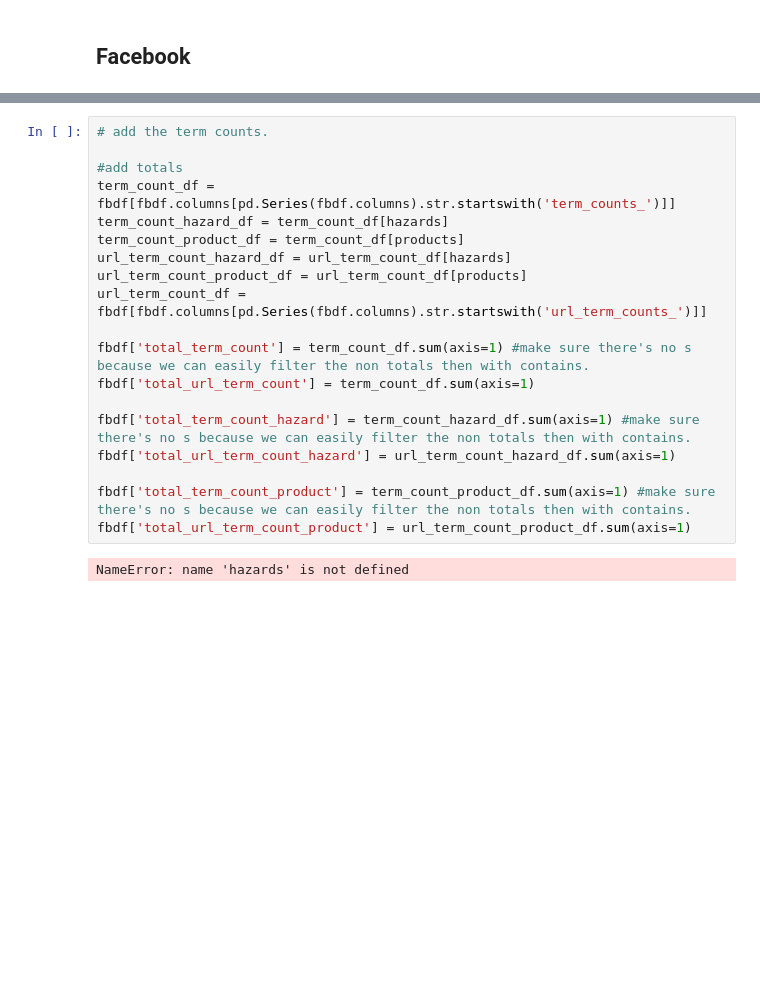
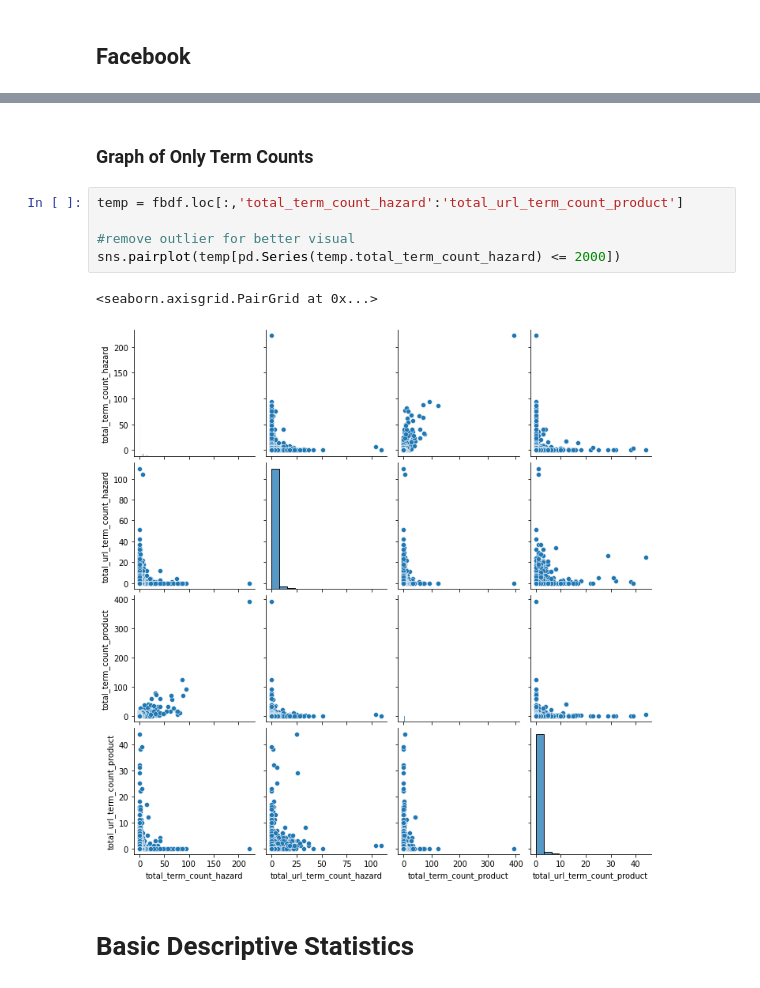
Before and after one commit to nershman/SAFFI-Project, a Jupyter notebook: notebooks/indicators.ipynb, the cells around one changed output, grey strips where cells are left out. Saved outputs shown, nothing was run; the diff lists cells and outputs as text; blank space fills up the shorter version.

```diff
--- a/notebooks/indicators.ipynb
+++ b/notebooks/indicators.ipynb
@@ -294,21 +339,12 @@ fbdf
-# %%
-# add the term counts.
-
-#add totals
-term_count_df = fbdf[fbdf.columns[pd.Series(fbdf.columns).str.startswith('term_counts_')]]
-term_count_hazard_df = term_count_df[hazards]
-term_count_product_df = term_count_df[products]
-url_term_count_hazard_df = url_term_count_df[hazards]
-url_term_count_product_df = url_term_count_df[products]
-url_term_count_df = fbdf[fbdf.columns[pd.Series(fbdf.columns).str.startswith('url_term_counts_')]]
-
-fbdf['total_term_count'] = term_count_df.sum(axis=1) #make sure there's no s because we can easily filter the non totals then with contains.
-fbdf['total_url_term_count'] = term_count_df.sum(axis=1)
-
-fbdf['total_term_count_hazard'] = term_count_hazard_df.sum(axis=1) #make sure there's no s because we can easily filter the non totals then with contains.
-fbdf['total_url_term_count_hazard'] = url_term_count_hazard_df.sum(axis=1)
-
-fbdf['total_term_count_product'] = term_count_product_df.sum(axis=1) #make sure there's no s because we can easily filter the non totals then with contains.
-fbdf['total_url_term_count_product'] = url_term_count_product_df.sum(axis=1)
-# %% [output]
-NameError: name 'hazards' is not defined
+# %% [markdown]
+### Graph of Only Term Counts
+# %%
+temp = fbdf.loc[:,'total_term_count_hazard':'total_url_term_count_product']
+
+#remove outlier for better visual
+sns.pairplot(temp[pd.Series(temp.total_term_count_hazard) <= 2000])
+# %% [output]
+<seaborn.axisgrid.PairGrid at 0x...>
+[figure, added]
+# %% [markdown]
+# Basic Descriptive Statistics
```
Also changed, not shown: parts of 67 cells of this notebook.
